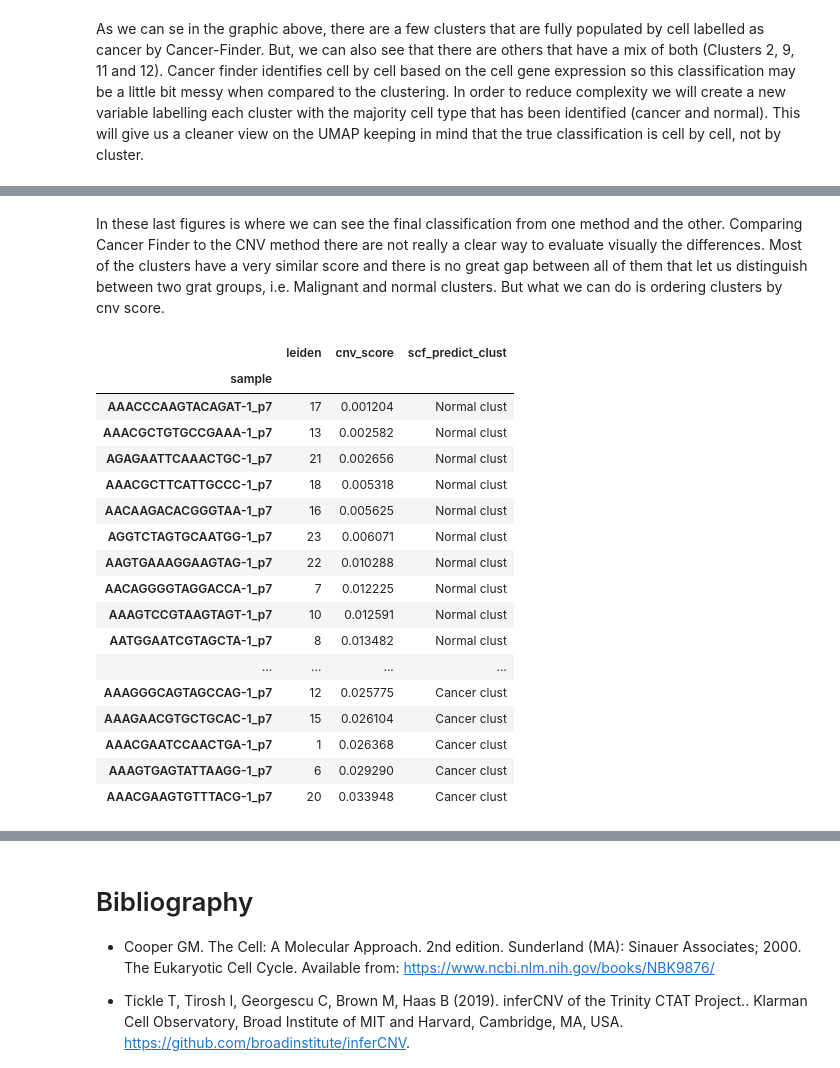
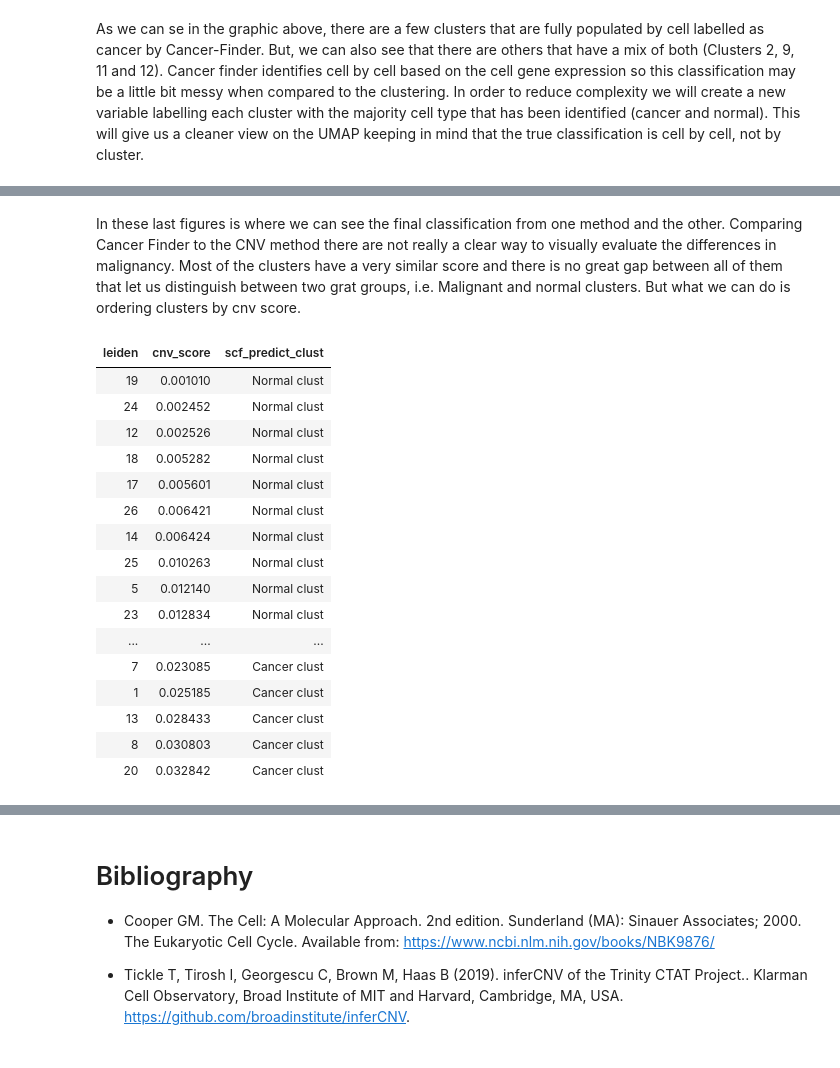
Before and after one commit to ffontdecaba/Annotation-of-Malignant-cells-in-Glioblastoma-samples, a Jupyter notebook: Pipeline.ipynb, the cells around one changed output, grey strips where cells are left out. Cells and saved outputs as stored; diff of their text form; code cells hidden in the pictures.

```diff
--- a/Pipeline.ipynb
+++ b/Pipeline.ipynb
@@ -110,7 +120,7 @@ sc.pp.filter_genes(adata, min_cells=3)
 # filtering cells that have more than 30000 transcripts
 adata = adata[adata.obs.total_counts < 30000, :]
 # filtering cells that have more than 10% of mithocondrial genes
-adata = adata[adata.obs.pct_counts_mt < 10, :]
+adata = adata[adata.obs.pct_counts_mt < 12, :]
 # filtering cells that have less than 1% of MALAT1
 adata = adata[adata.obs.pct_counts_Malat > 1, :]
 # %% [output]
@@ -431,24 +447,23 @@ sc.pl.umap(adata, color=["cnv_score"], title=["CNV score"], ax=axs[2])
 # %% [markdown]
-In these last figures is where we can see the final classification from one method and the other. Comparing Cancer Finder to the CNV method there are not really a clear way to evaluate visually the differences. Most of the clusters have a very similar score and there is no great gap between all of them that let us distinguish between two grat groups, i.e. Malignant and normal clusters. But what we can do is ordering clusters by cnv score.
+In these last figures is where we can see the final classification from one method and the other. Comparing Cancer Finder to the CNV method there are not really a clear way to visually evaluate the differences in malignancy. Most of the clusters have a very similar score and there is no great gap between all of them that let us distinguish between two grat groups, i.e. Malignant and normal clusters. But what we can do is ordering clusters by cnv score.
 # %%
-adata.obs.drop_duplicates(subset=['leiden']).loc[:,['leiden', 'cnv_score', 'scf_predict_clust']].sort_values('cnv_score')
+adata.obs.drop_duplicates(subset=['leiden']).loc[:,['leiden', 'cnv_score', 'scf_predict_clust']].sort_values('cnv_score').style.hide(axis="index")
 # %% [output]
-|  | leiden | cnv_score | scf_predict_clust |
-| sample |  |  |  |
-| AAACCCAAGTACAGAT-1_p7 | 17 | 0.001204 | Normal clust |
-| AAACGCTGTGCCGAAA-1_p7 | 13 | 0.002582 | Normal clust |
-| AGAGAATTCAAACTGC-1_p7 | 21 | 0.002656 | Normal clust |
-| AAACGCTTCATTGCCC-1_p7 | 18 | 0.005318 | Normal clust |
-| AACAAGACACGGGTAA-1_p7 | 16 | 0.005625 | Normal clust |
-| AGGTCTAGTGCAATGG-1_p7 | 23 | 0.006071 | Normal clust |
-| AAGTGAAAGGAAGTAG-1_p7 | 22 | 0.010288 | Normal clust |
-| AACAGGGGTAGGACCA-1_p7 | 7 | 0.012225 | Normal clust |
-| AAAGTCCGTAAGTAGT-1_p7 | 10 | 0.012591 | Normal clust |
-| AATGGAATCGTAGCTA-1_p7 | 8 | 0.013482 | Normal clust |
-| ... | ... | ... | ... |
-| AAAGGGCAGTAGCCAG-1_p7 | 12 | 0.025775 | Cancer clust |
-| AAAGAACGTGCTGCAC-1_p7 | 15 | 0.026104 | Cancer clust |
-| AAACGAATCCAACTGA-1_p7 | 1 | 0.026368 | Cancer clust |
-| AAAGTGAGTATTAAGG-1_p7 | 6 | 0.029290 | Cancer clust |
-| AAACGAAGTGTTTACG-1_p7 | 20 | 0.033948 | Cancer clust |
+| leiden | cnv_score | scf_predict_clust |
+| 19 | 0.001010 | Normal clust |
+| 24 | 0.002452 | Normal clust |
+| 12 | 0.002526 | Normal clust |
+| 18 | 0.005282 | Normal clust |
+| 17 | 0.005601 | Normal clust |
+| 26 | 0.006421 | Normal clust |
+| 14 | 0.006424 | Normal clust |
+| 25 | 0.010263 | Normal clust |
+| 5 | 0.012140 | Normal clust |
+| 23 | 0.012834 | Normal clust |
+| ... | ... | ... |
+| 7 | 0.023085 | Cancer clust |
+| 1 | 0.025185 | Cancer clust |
+| 13 | 0.028433 | Cancer clust |
+| 8 | 0.030803 | Cancer clust |
+| 20 | 0.032842 | Cancer clust |
 # %% [markdown]
```
Also changed, not shown: parts of 18 cells of this notebook, 2 other files.
